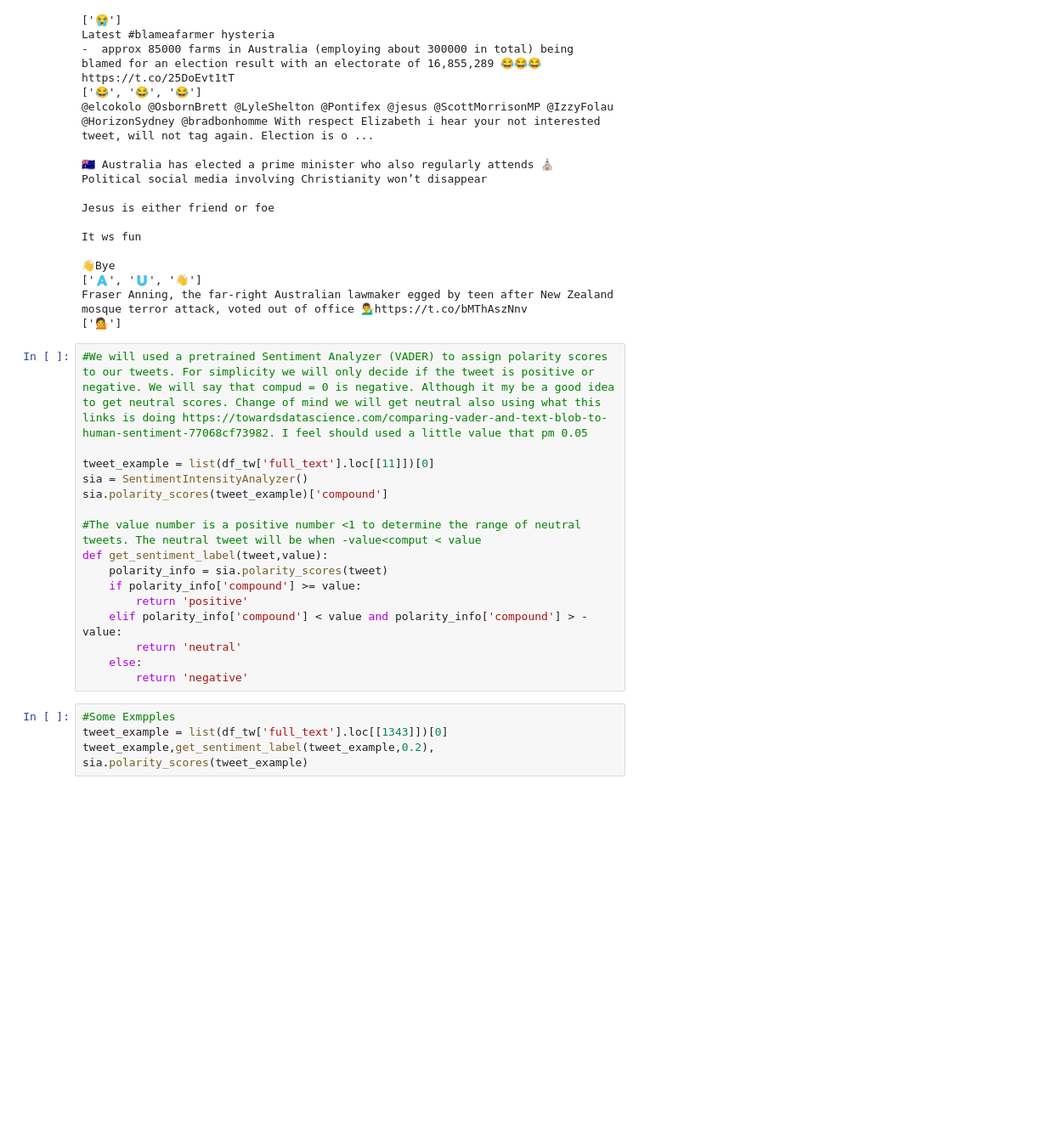
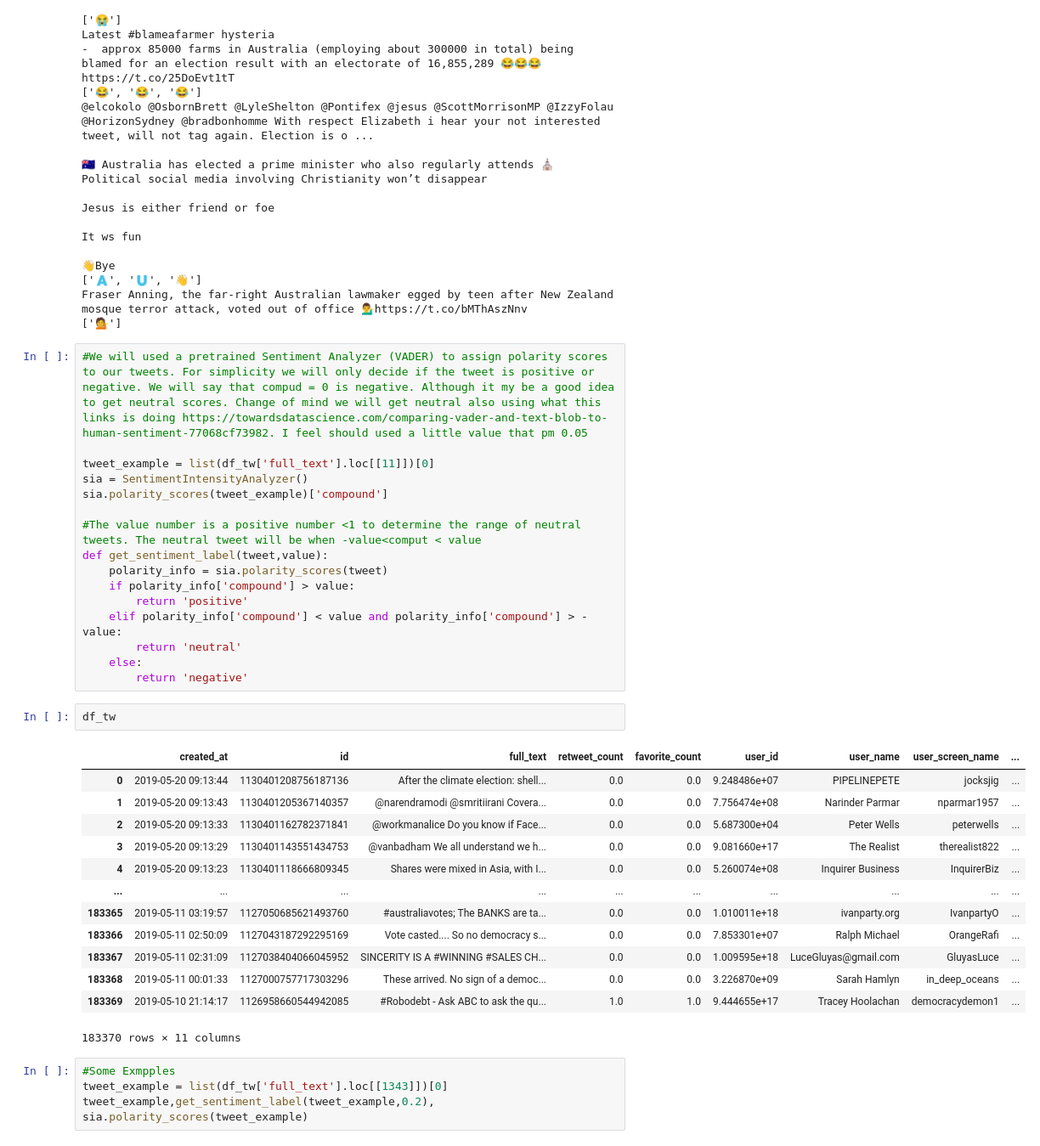
Before and after one commit to crisandrodr/AustralianElections, a Jupyter notebook: Preprocessing.ipynb, the cells around one changed output. Shown at 85% size. Cells and saved outputs as stored; diff of their text form; blank space fills up the shorter version.

```diff
--- a/Preprocessing.ipynb
+++ b/Preprocessing.ipynb
@@ -92,12 +92,28 @@ sia.polarity_scores(tweet_example)['compound']
 #The value number is a positive number <1 to determine the range of neutral tweets. The neutral tweet will be when -value<comput < value
 def get_sentiment_label(tweet,value):
     polarity_info = sia.polarity_scores(tweet)
-    if polarity_info['compound'] >= value:
+    if polarity_info['compound'] > value:
         return 'positive'
     elif polarity_info['compound'] < value and polarity_info['compound'] > -value:
         return 'neutral'
     else:
         return 'negative'
+# %%
+df_tw
+# %% [output]
+|  | created_at | id | full_text | retweet_count | favorite_count | user_id | user_name | user_screen_name | ... |
+| 0 | 2019-05-20 09:13:44 | 1130401208756187136 | After the climate election: shell... | 0.0 | 0.0 | 9.248486e+07 | PIPELINEPETE | jocksjig | ... |
+| 1 | 2019-05-20 09:13:43 | 1130401205367140357 | @narendramodi @smritiirani Covera... | 0.0 | 0.0 | 7.756474e+08 | Narinder Parmar | nparmar1957 | ... |
+| 2 | 2019-05-20 09:13:33 | 1130401162782371841 | @workmanalice Do you know if Face... | 0.0 | 0.0 | 5.687300e+04 | Peter Wells | peterwells | ... |
+| 3 | 2019-05-20 09:13:29 | 1130401143551434753 | @vanbadham We all understand we h... | 0.0 | 0.0 | 9.081660e+17 | The Realist | therealist822 | ... |
+| 4 | 2019-05-20 09:13:23 | 1130401118666809345 | Shares were mixed in Asia, with I... | 0.0 | 0.0 | 5.260074e+08 | Inquirer Business | InquirerBiz | ... |
+| ... | ... | ... | ... | ... | ... | ... | ... | ... | ... |
+| 183365 | 2019-05-11 03:19:57 | 1127050685621493760 | #australiavotes; The BANKS are ta... | 0.0 | 0.0 | 1.010011e+18 | ivanparty.org | IvanpartyO | ... |
+| 183366 | 2019-05-11 02:50:09 | 1127043187292295169 | Vote casted.... So no democracy s... | 0.0 | 0.0 | 7.853301e+07 | Ralph Michael | OrangeRafi | ... |
+| 183367 | 2019-05-11 02:31:09 | 1127038404066045952 | SINCERITY IS A #WINNING #SALES CH... | 0.0 | 0.0 | 1.009595e+18 | LuceGluyas@gmail.com | GluyasLuce | ... |
+| 183368 | 2019-05-11 00:01:33 | 1127000757717303296 | These arrived. No sign of a democ... | 0.0 | 0.0 | 3.226870e+09 | Sarah Hamlyn | in_deep_oceans | ... |
+| 183369 | 2019-05-10 21:14:17 | 1126958660544942085 | #Robodebt - Ask ABC to ask the qu... | 1.0 | 1.0 | 9.444655e+17 | Tracey Hoolachan | democracydemon1 | ... |
+183370 rows × 11 columns
 # %%
 #Some Exmpples
 tweet_example = list(df_tw['full_text'].loc[[1343]])[0]
```
Also changed, not shown: 7 other files.
